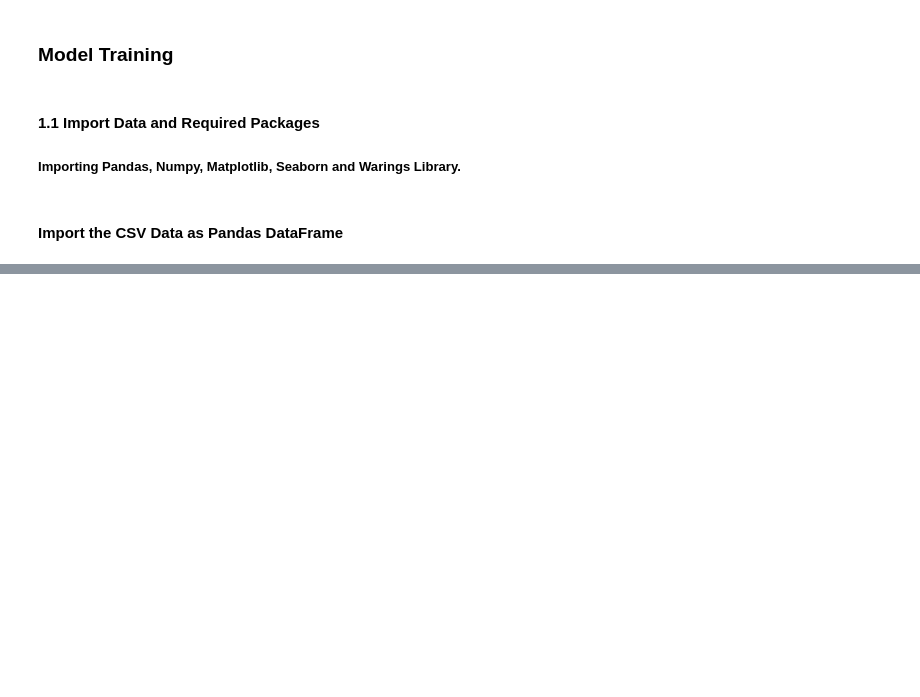
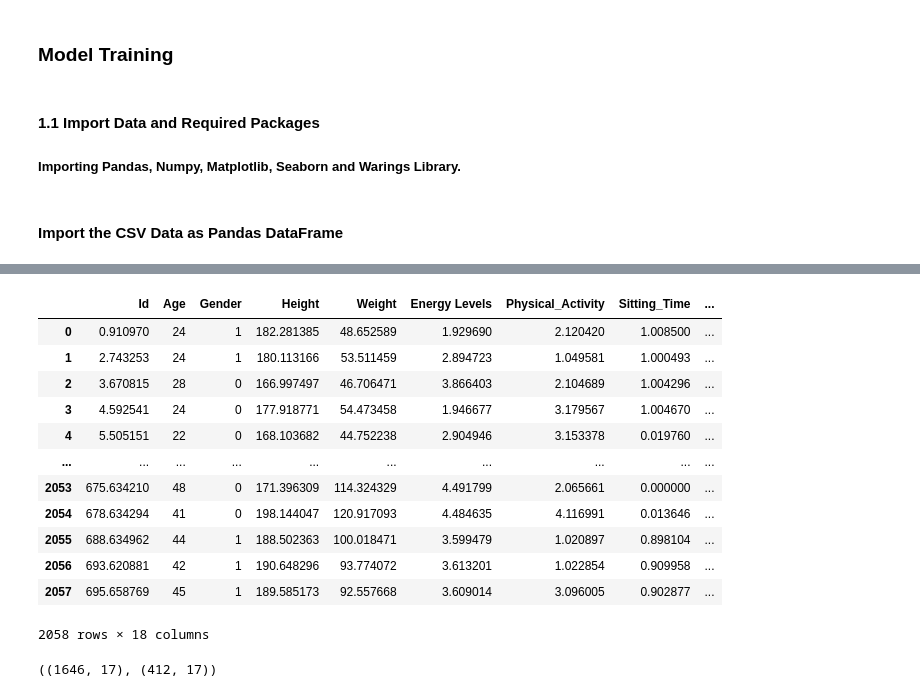
Before and after one commit to IsHaNinfo/FYP_Diabetic_Prediction_Recomandations, a Jupyter notebook: notebook/NoteBooks/PhysicalActivity_Risk_Predictions_&_Recommandations/Model_Traning_Prediction_Recommandation.ipynb, the cells around one changed output, grey strips where cells are left out. Drawn from its saved outputs; the diff is of its cells as text; code cells hidden in the pictures; blank space fills up the shorter version.

```diff
--- a/notebook/NoteBooks/PhysicalActivity_Risk_Predictions_&_Recommandations/Model_Traning_Prediction_Recommandation.ipynb
+++ b/notebook/NoteBooks/PhysicalActivity_Risk_Predictions_&_Recommandations/Model_Traning_Prediction_Recommandation.ipynb
@@ -32,0 +84,22 @@ X = df.drop(columns=['NutritionRisk'],axis=1)
+# %%
+df
+# %% [output]
+|  | Id | Age | Gender | Height | Weight | Energy Levels | Physical_Activity | Sitting_Time | ... |
+| 0 | 0.910970 | 24 | 1 | 182.281385 | 48.652589 | 1.929690 | 2.120420 | 1.008500 | ... |
+| 1 | 2.743253 | 24 | 1 | 180.113166 | 53.511459 | 2.894723 | 1.049581 | 1.000493 | ... |
+| 2 | 3.670815 | 28 | 0 | 166.997497 | 46.706471 | 3.866403 | 2.104689 | 1.004296 | ... |
+| 3 | 4.592541 | 24 | 0 | 177.918771 | 54.473458 | 1.946677 | 3.179567 | 1.004670 | ... |
+| 4 | 5.505151 | 22 | 0 | 168.103682 | 44.752238 | 2.904946 | 3.153378 | 0.019760 | ... |
+| ... | ... | ... | ... | ... | ... | ... | ... | ... | ... |
+| 2053 | 675.634210 | 48 | 0 | 171.396309 | 114.324329 | 4.491799 | 2.065661 | 0.000000 | ... |
+| 2054 | 678.634294 | 41 | 0 | 198.144047 | 120.917093 | 4.484635 | 4.116991 | 0.013646 | ... |
+| 2055 | 688.634962 | 44 | 1 | 188.502363 | 100.018471 | 3.599479 | 1.020897 | 0.898104 | ... |
+| 2056 | 693.620881 | 42 | 1 | 190.648296 | 93.774072 | 3.613201 | 1.022854 | 0.909958 | ... |
+| 2057 | 695.658769 | 45 | 1 | 189.585173 | 92.557668 | 3.609014 | 3.096005 | 0.902877 | ... |
+2058 rows × 18 columns
+# %%
+from sklearn.model_selection import train_test_split
+X_train, X_test, y_train, y_test = train_test_split(X,y,test_size=0.2,random_state=42)
+X_train.shape, X_test.shape
+# %% [output]
+((1646, 17), (412, 17))
```
Also changed, not shown: parts of 10 cells of this notebook, 5 other files.
